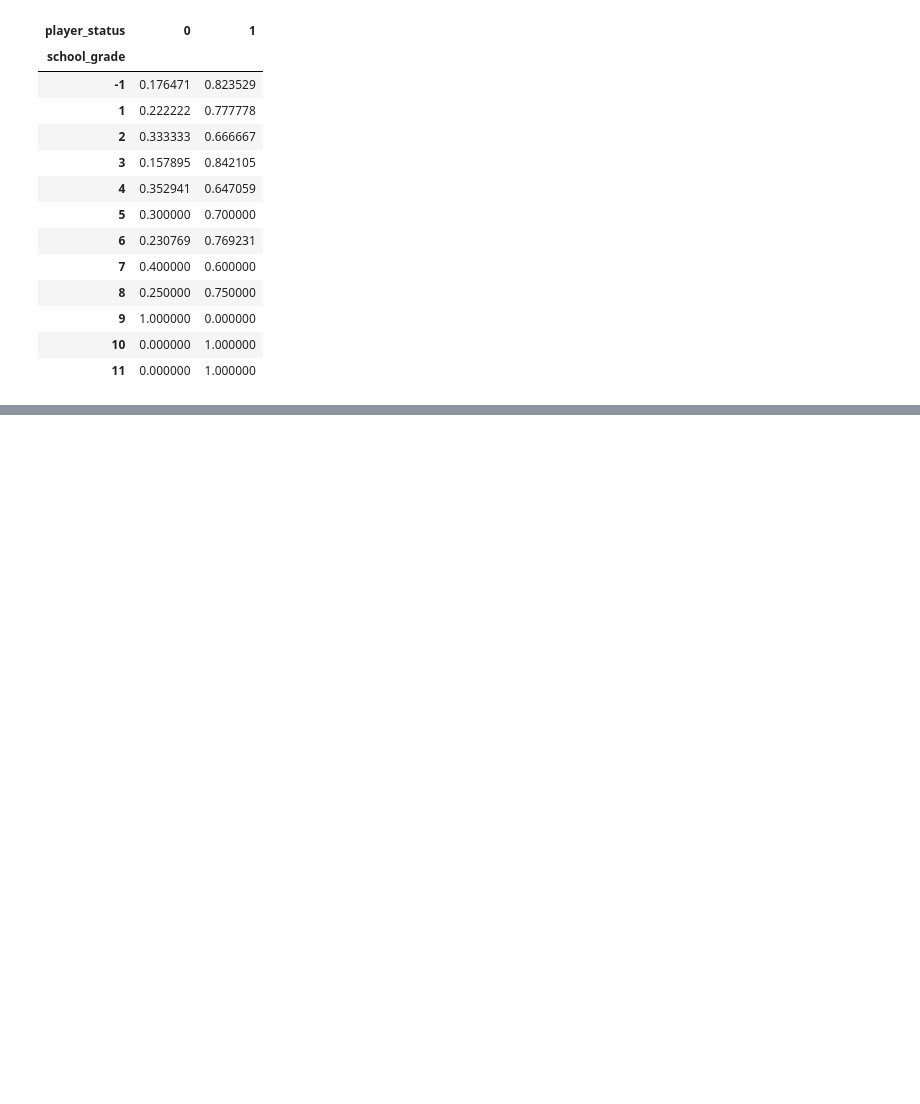
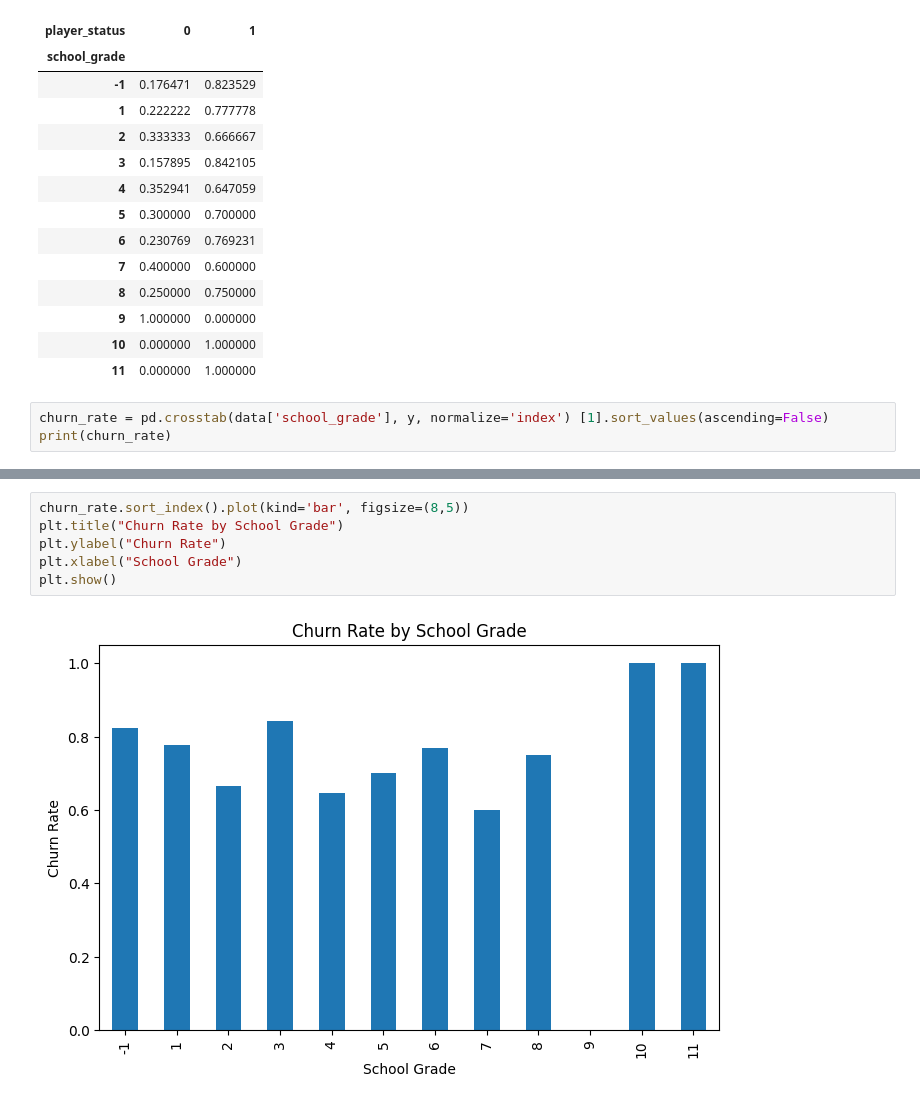
Before and after one commit to EssaAlsharif/Data-Driven-Insights-into-Taekwondo-Player-Behavior, a Jupyter notebook: Data_Driven_Insights_into_Taekwondo_Player_Behavior.ipynb, the cells around one changed output, grey strips where cells are left out. Saved outputs shown, nothing was run; the diff lists cells and outputs as text; blank space fills up the shorter version.

```diff
--- a/Data_Driven_Insights_into_Taekwondo_Player_Behavior.ipynb
+++ b/Data_Driven_Insights_into_Taekwondo_Player_Behavior.ipynb
@@ -868,3 +868,6 @@ pd.crosstab(data['school_grade'], data['player_status'], normalize='index')
 | 9 | 1.000000 | 0.000000 |
 | 10 | 0.000000 | 1.000000 |
 | 11 | 0.000000 | 1.000000 |
+# %%
+churn_rate = pd.crosstab(data['school_grade'], y, normalize='index') [1].sort_values(ascending=False)
+print(churn_rate)
@@ -870,0 +889,8 @@ pd.crosstab(data['school_grade'], data['player_status'], normalize='index')
+# %%
+churn_rate.sort_index().plot(kind='bar', figsize=(8,5))
+plt.title("Churn Rate by School Grade")
+plt.ylabel("Churn Rate")
+plt.xlabel("School Grade")
+plt.show()
+# %% [output]
+[figure, added]
```
Also changed, not shown: parts of 1 cell of this notebook.
